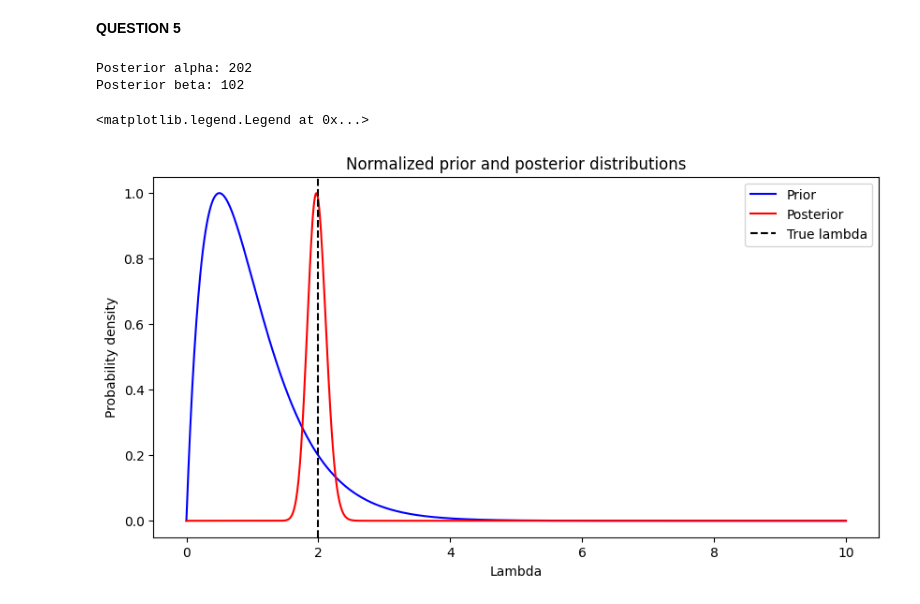
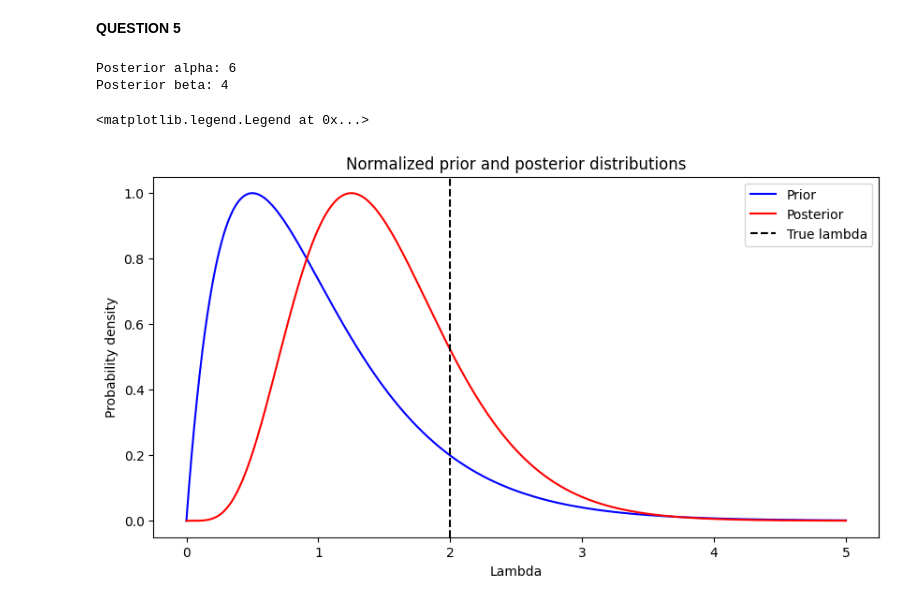
Before and after one commit to filipols/SSY316, a Jupyter notebook: Assignment1.ipynb, the cells around one changed output. Drawn from its saved outputs; the diff is of its cells as text; code cells hidden in the pictures.

```diff
--- a/Assignment1.ipynb
+++ b/Assignment1.ipynb
@@ -7,41 +7,41 @@ import scipy.special
 # %%
 # Parameters
 lambda_true = 2
-number_of_samples = 100
+number_of_samples = 2
 alpha_init = 2
 beta_init = 2
 
 # Generate synthetic data from Poisson distribution
 data = np.random.poisson(lambda_true, number_of_samples)
 
 def calc_posterior_parameters(data, alpha_init, beta_init):
     alpha_post = alpha_init + np.sum(data)
     beta_post = beta_init + len(data)
     return alpha_post, beta_post
 
 alpha_post, beta_post = calc_posterior_parameters(data, alpha_init, beta_init)
 
 print('Posterior alpha:', alpha_post)
 print('Posterior beta:', beta_post)
 
 
 # Visualize the prior and posterior
-x = np.linspace(0, 10, 1000)
+x = np.linspace(0, 5, 1000)
 prior = x**(alpha_init - 1) * np.exp(-beta_init * x)
 posterior = x**(alpha_post - 1) * np.exp(-beta_post * x)
 prior = prior / np.max(prior)
 posterior = posterior / np.max(posterior)
 
 plt.figure(figsize=(10, 5))
 plt.plot(x, prior, label='Prior', color='blue')
 plt.plot(x, posterior, label='Posterior', color='red')
 plt.axvline(x=lambda_true, color = 'black', linestyle = '--', label='True lambda')
 plt.xlabel('Lambda')
 plt.ylabel('Probability density')
 plt.title('Normalized prior and posterior distributions')
 plt.legend()
 # %% [output]
-Posterior alpha: 202
-Posterior beta: 102
+Posterior alpha: 6
+Posterior beta: 4
 <matplotlib.legend.Legend at 0x...>
-[figure, old version]
+[figure, new version]
```
Also changed, not shown: 2 other files.
